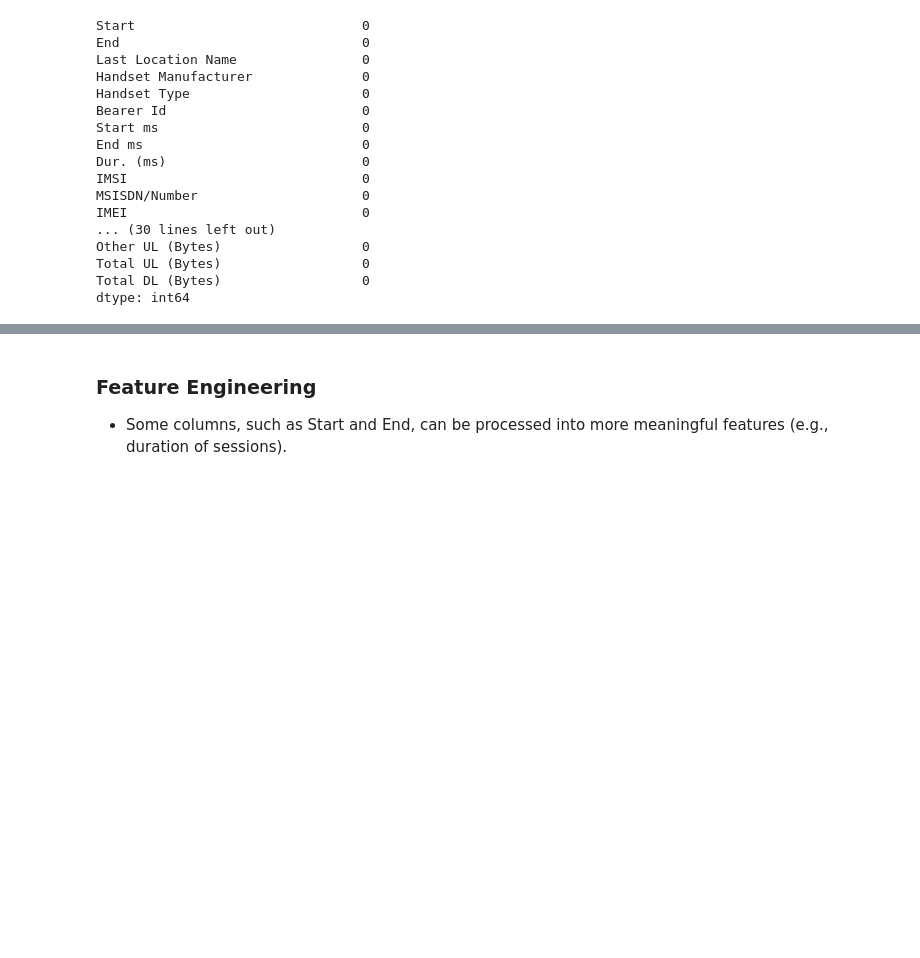
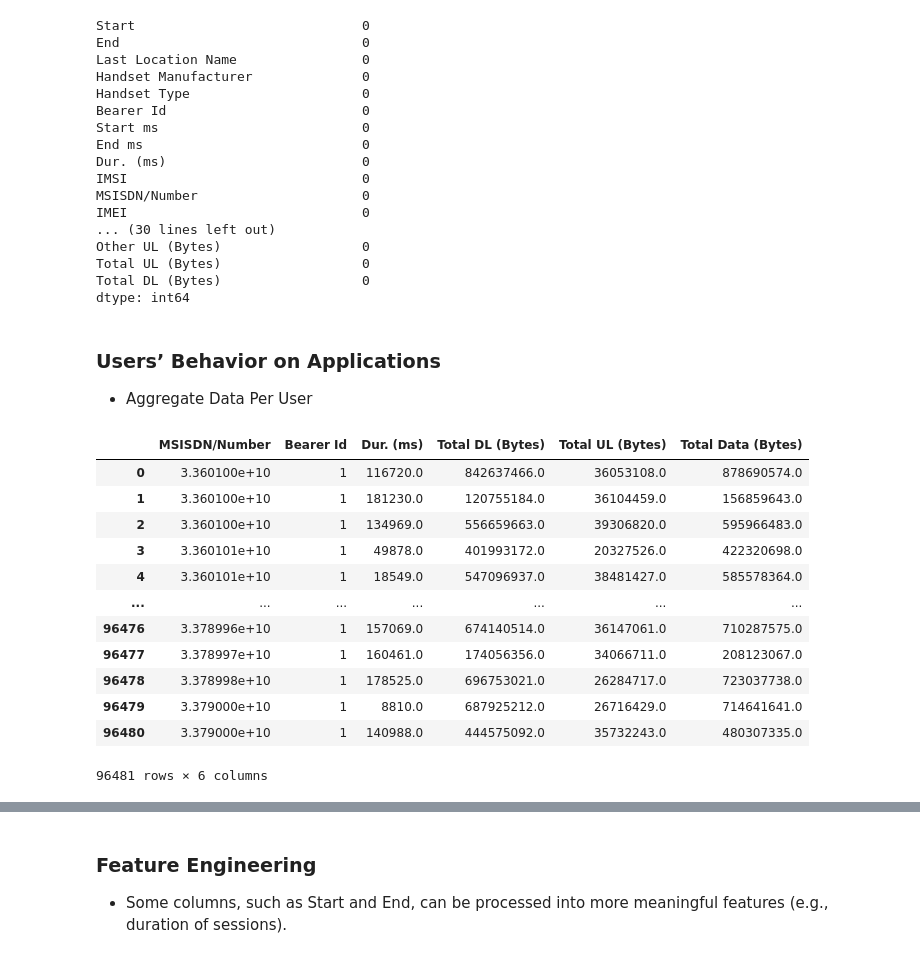
Before and after one commit to yerosan/Telecom_company_analysis, a Jupyter notebook: notebooks/User_analysis.ipynb, the cells around one changed output, grey strips where cells are left out. Drawn from its saved outputs; the diff is of its cells as text; code cells hidden in the pictures; blank space fills up the shorter version.

```diff
--- a/notebooks/User_analysis.ipynb
+++ b/notebooks/User_analysis.ipynb
@@ -239,3 +225,6 @@ Other UL (Bytes)                  0
 Total UL (Bytes)                  0
 Total DL (Bytes)                  0
 dtype: int64
+# %% [markdown]
+### Users’ Behavior on Applications
+- Aggregate Data Per User
@@ -241,0 +233,16 @@ dtype: int64
+# %%
+user_behavior
+# %% [output]
+|  | MSISDN/Number | Bearer Id | Dur. (ms) | Total DL (Bytes) | Total UL (Bytes) | Total Data (Bytes) |
+| 0 | 3.360100e+10 | 1 | 116720.0 | 842637466.0 | 36053108.0 | 878690574.0 |
+| 1 | 3.360100e+10 | 1 | 181230.0 | 120755184.0 | 36104459.0 | 156859643.0 |
+| 2 | 3.360100e+10 | 1 | 134969.0 | 556659663.0 | 39306820.0 | 595966483.0 |
+| 3 | 3.360101e+10 | 1 | 49878.0 | 401993172.0 | 20327526.0 | 422320698.0 |
+| 4 | 3.360101e+10 | 1 | 18549.0 | 547096937.0 | 38481427.0 | 585578364.0 |
+| ... | ... | ... | ... | ... | ... | ... |
+| 96476 | 3.378996e+10 | 1 | 157069.0 | 674140514.0 | 36147061.0 | 710287575.0 |
+| 96477 | 3.378997e+10 | 1 | 160461.0 | 174056356.0 | 34066711.0 | 208123067.0 |
+| 96478 | 3.378998e+10 | 1 | 178525.0 | 696753021.0 | 26284717.0 | 723037738.0 |
+| 96479 | 3.379000e+10 | 1 | 8810.0 | 687925212.0 | 26716429.0 | 714641641.0 |
+| 96480 | 3.379000e+10 | 1 | 140988.0 | 444575092.0 | 35732243.0 | 480307335.0 |
+96481 rows × 6 columns
```
Also changed, not shown: parts of 9 cells of this notebook, 1 other file.
